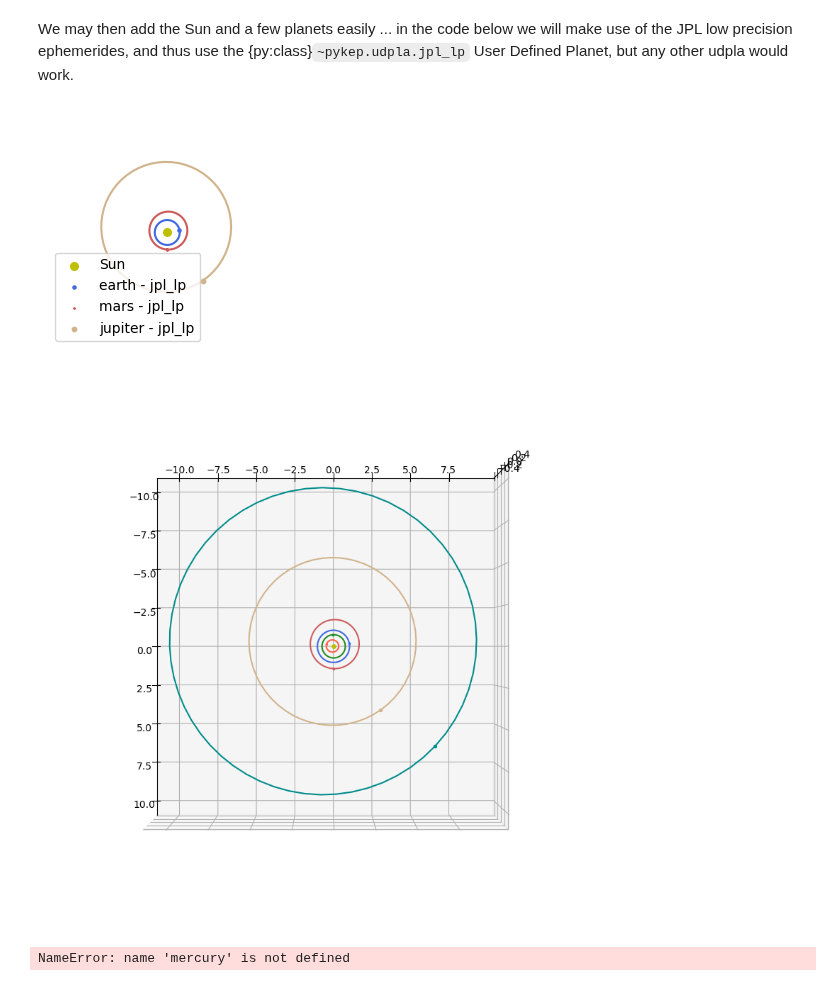
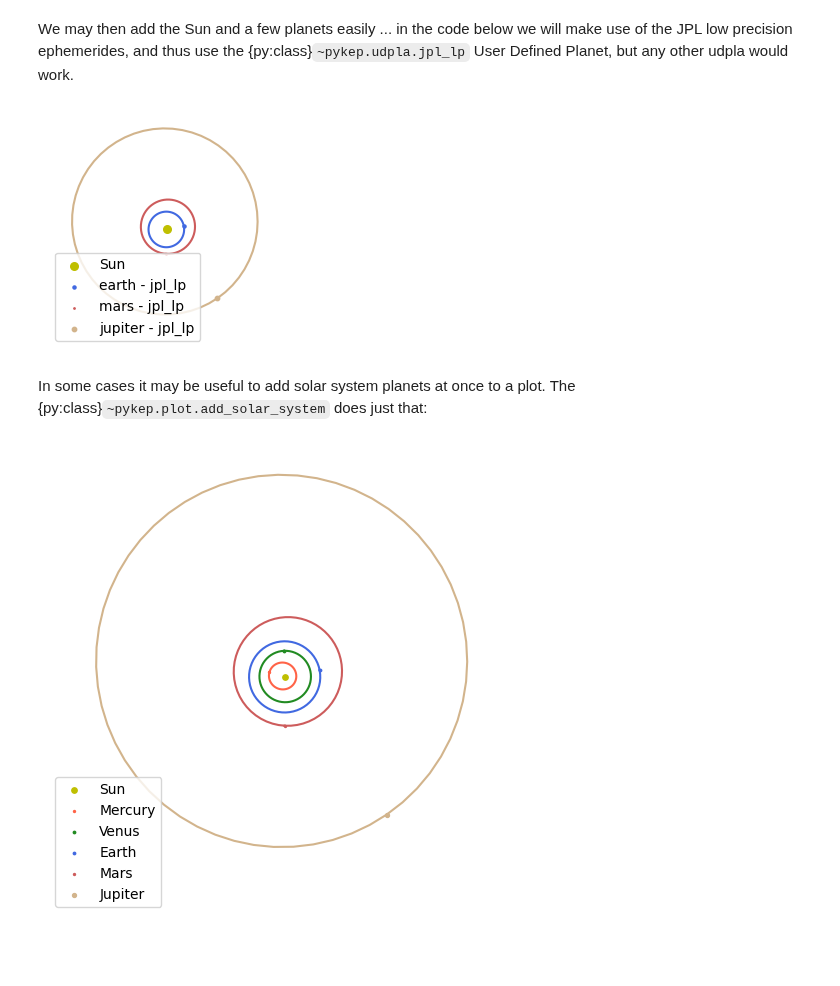
Before and after one commit to esa/kep3, a Jupyter notebook: doc/notebooks/plotting.ipynb, the cells around one changed output. Drawn from its saved outputs; the diff is of its cells as text; code cells hidden in the pictures; blank space fills up the shorter version.

```diff
--- a/doc/notebooks/plotting.ipynb
+++ b/doc/notebooks/plotting.ipynb
@@ -46,17 +46,22 @@ pk.plot.add_planet_orbit(ax, jupiter, label = "", c = "tan")
 pk.plot.add_planet(ax, jupiter, when = 0, c = "tan")
 
 ax.legend()
+ax.set_xlim3d(-4,4)
+ax.set_ylim3d(-4,4)
 ax.axis('off')
 ax.view_init(90,0)
 # %% [output]
-[figure, old version]
+[figure, new version]
+# %% [markdown]
+In some cases it may be useful to add solar system planets at once to a plot. The {py:class}`~pykep.plot.add_solar_system` does just that:
 # %%
-ax = pk.plot.make_3Daxis(figsize = (10,10))
-pk.plot.add_solar_system(ax, planets = [1,2,3,4,5,6])
+ax = pk.plot.make_3Daxis(figsize = (6,6))
+pk.plot.add_solar_system(ax, bodies = [1,2,3,4,5])
 ax.view_init(90,0)
+ax.legend()
+ax.axis('off')
+ax.set_xlim3d(-4,4)
+ax.set_ylim3d(-4,4)
+ax.view_init(90,0)
 # %% [output]
-[figure, old version]
+[figure, new version]
-# %%
-mercury.eph_v(epochs)
-# %% [output]
-NameError: name 'mercury' is not defined
```
Also changed, not shown: parts of 3 cells of this notebook, 1 other file.
